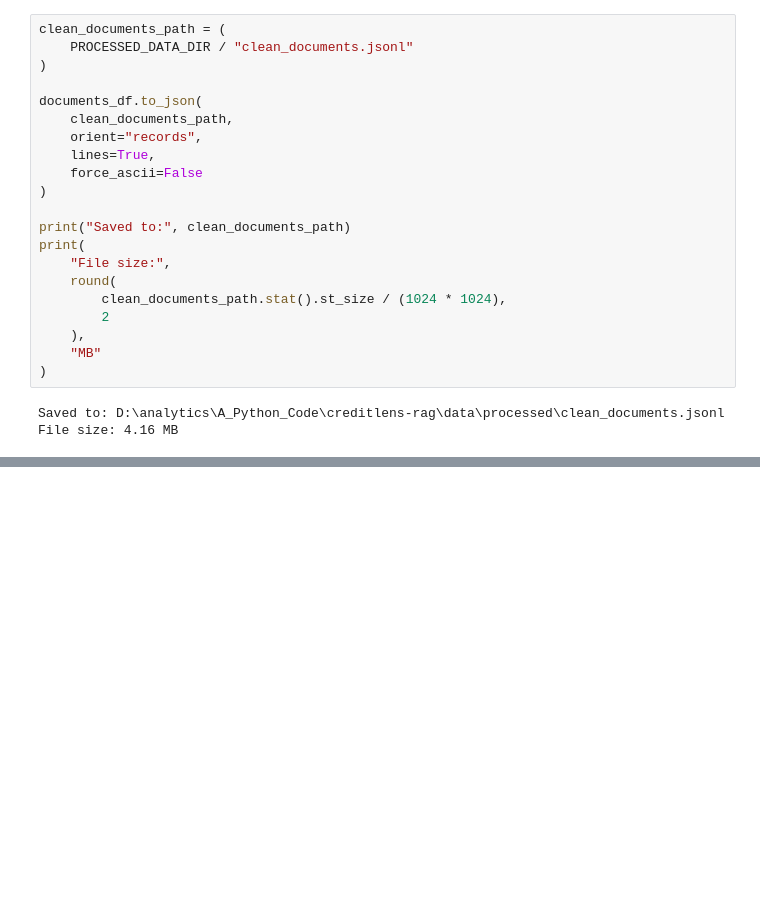
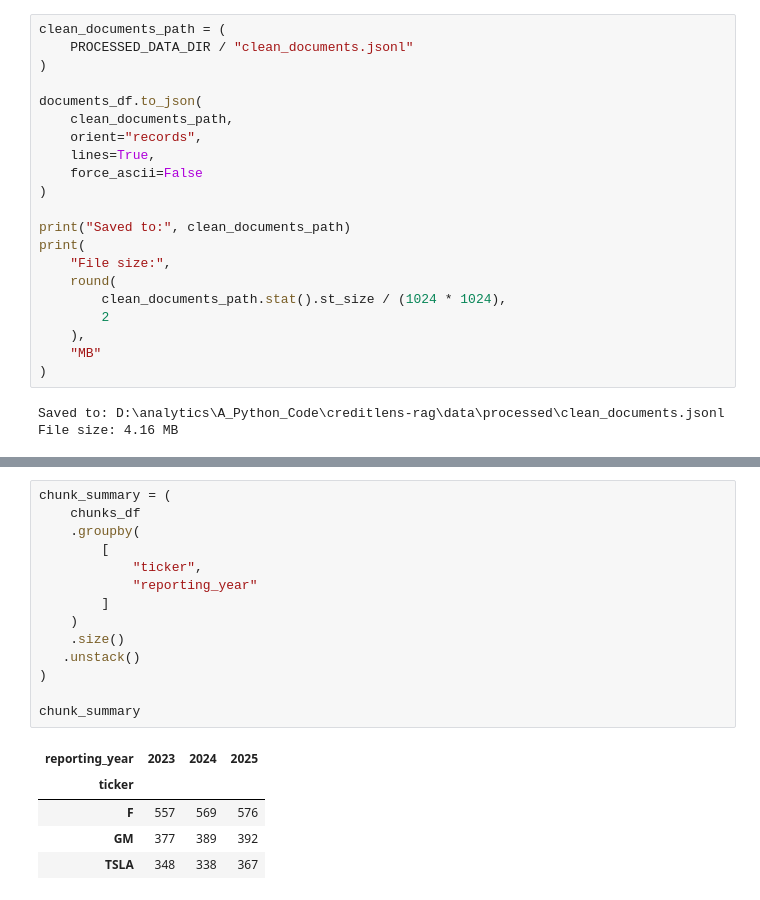
Before and after one commit to veln89/creditlens-rag, a Jupyter notebook: notebooks/02_document_processing.ipynb, the cells around one changed output, grey strips where cells are left out. Drawn from its saved outputs; the diff is of its cells as text; blank space fills up the shorter version.

```diff
--- a/notebooks/02_document_processing.ipynb
+++ b/notebooks/02_document_processing.ipynb
@@ -293,0 +431,20 @@ File size: 4.16 MB
+# %%
+chunk_summary = (
+    chunks_df
+    .groupby(
+        [
+            "ticker",
+            "reporting_year"
+        ]
+    )
+    .size()
+   .unstack()
+)
+
+chunk_summary
+# %% [output]
+| reporting_year | 2023 | 2024 | 2025 |
+| ticker |  |  |  |
+| F | 557 | 569 | 576 |
+| GM | 377 | 389 | 392 |
+| TSLA | 348 | 338 | 367 |
```
Also changed, not shown: parts of 8 cells of this notebook.
